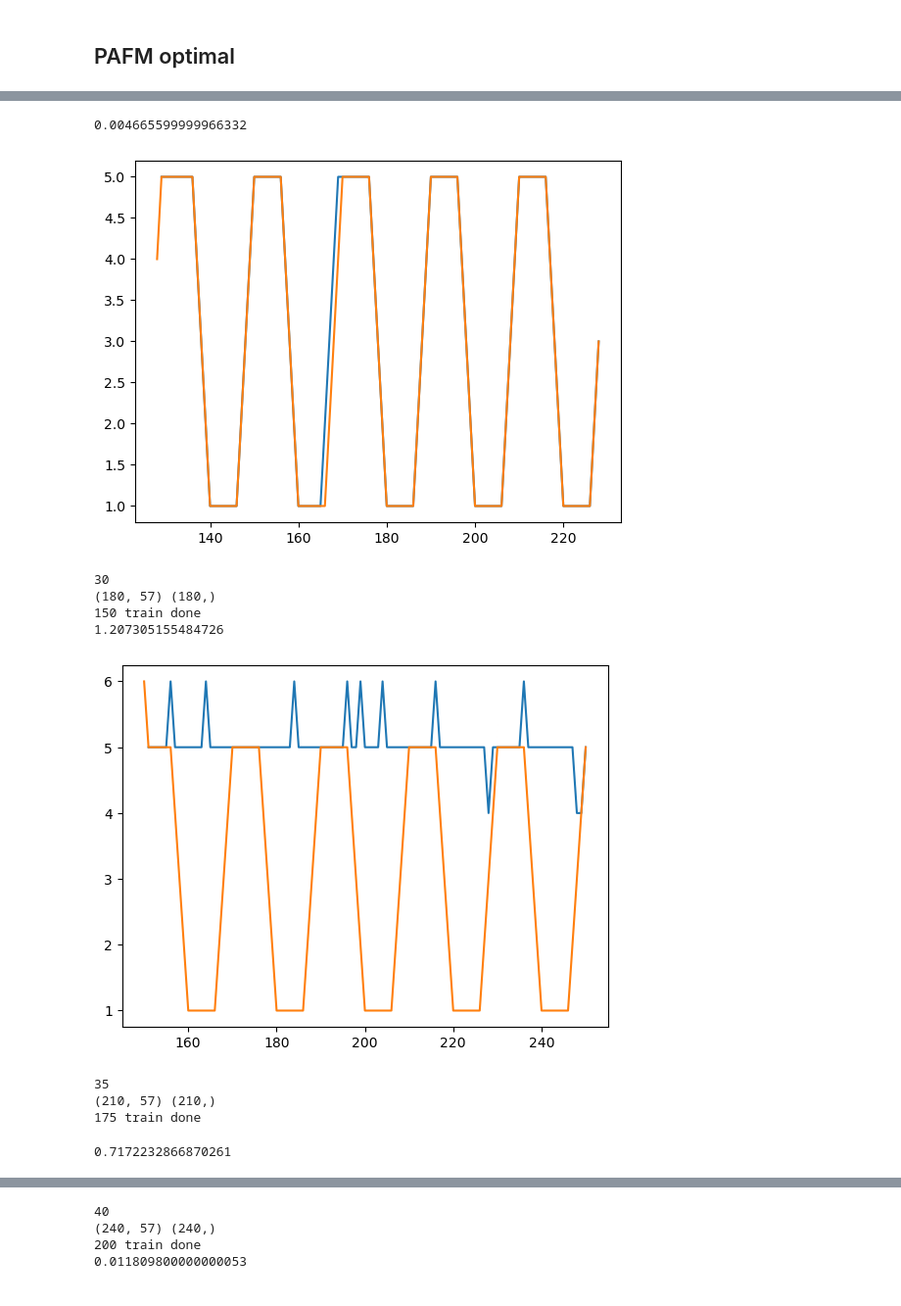
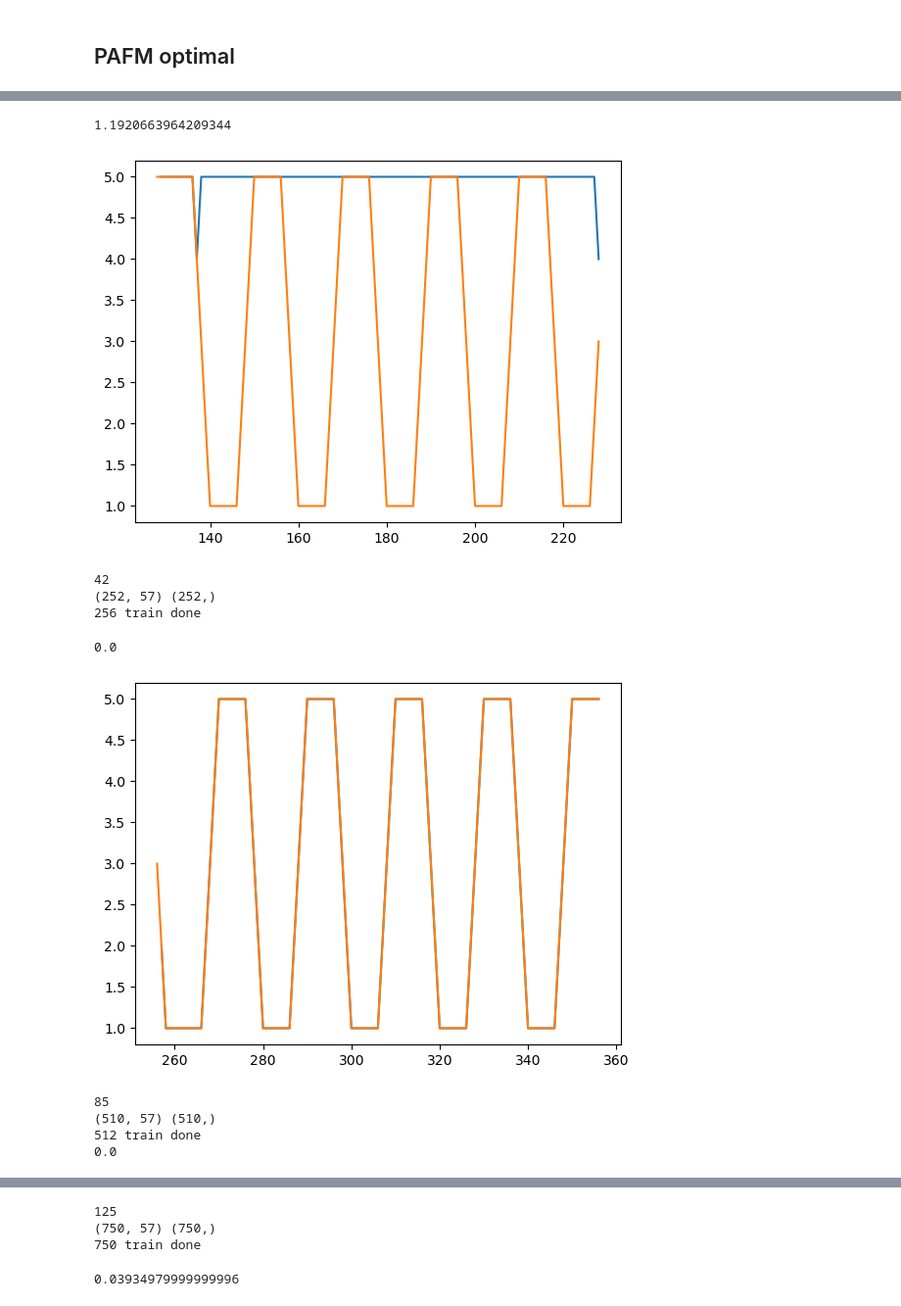
Before and after one commit to neurodata/ProspectiveForaging, a Jupyter notebook: notebooks/PAFM_RF_BF.ipynb, the cells around one changed output, grey strips where cells are left out. Shown at 98% size. Saved outputs shown, nothing was run; the diff lists cells and outputs as text; code cells hidden in the pictures.

```diff
--- a/notebooks/PAFM_RF_BF.ipynb
+++ b/notebooks/PAFM_RF_BF.ipynb
@@ -310,11 +310,12 @@ for t_prime in [6]:
 # %%
 DELTA_t = 5
 t_prime = 6
-Ts = [2**i for i in np.arange(7,8)]+[150,175,200,225]+[2**i for i in np.arange(8,10)]+[750]+[1024,1250,1500,2048]
+# Ts = [2**i for i in np.arange(7,8)]+[150,175,200,225]+[2**i for i in np.arange(8,10)]+[750]+[1024,1250,1500,2048]
+Ts = [2**i for i in np.arange(7,10)]+[750]+[1024,1250,1500,2048]
 gamma = 0.5
 FUTURE_STATE = []
 for T in Ts:
-    n_seq = int(T/DELTA_t)
+    n_seq = int(T/(DELTA_t+1))
     # n_seq = T
     print(n_seq)
     state_raw = np.random.choice([int(i) for i in range(7)],size = n_seq)
@@ -410,12 +411,12 @@ np.savez(
 128 train done
-0.004665599999966332
+1.1920663964209344
-[figure, old version]
+[figure, new version]
-30
-(180, 57) (180,)
-150 train done
-1.207305155484726
+42
+(252, 57) (252,)
+256 train done
+0.0
-[figure, old version]
+[figure, new version]
-35
-(210, 57) (210,)
-175 train done
-0.7172232866870261
+85
+(510, 57) (510,)
+512 train done
+0.0
@@ -423,4 +424,4 @@ np.savez(
-40
-(240, 57) (240,)
-200 train done
-0.011809800000000053
+125
+(750, 57) (750,)
+750 train done
+0.03934979999999996
```
Also changed, not shown: parts of 1 cell of this notebook, 3 other files.
